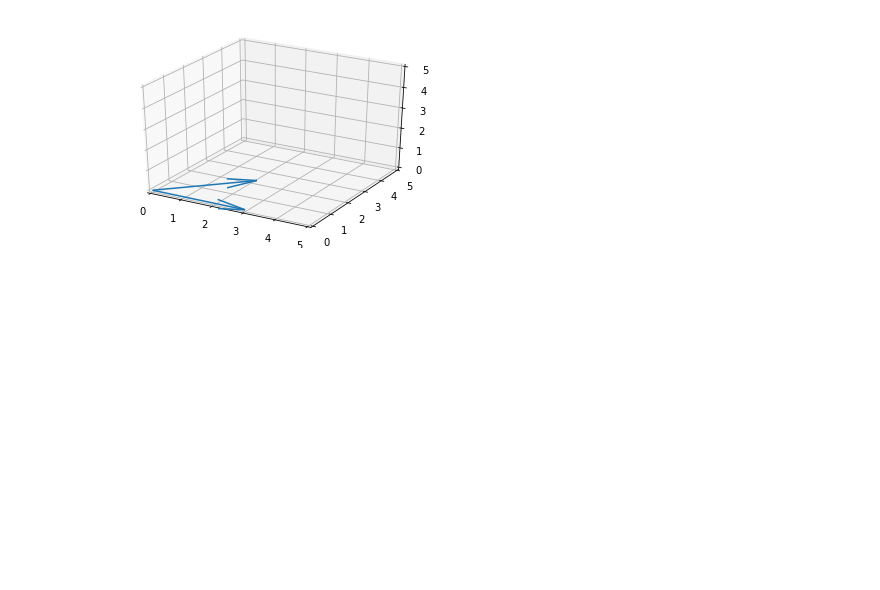
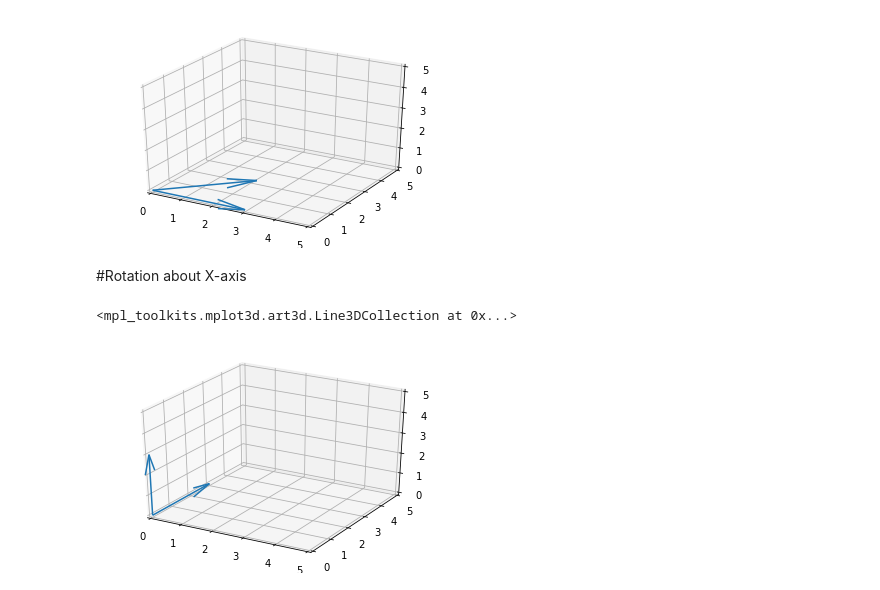
Before and after one commit to Haggin59/Mobile_Robotics_Cyrill_Stachniss, a Jupyter notebook: 3D Coordinates and Representations of Rotations /Rotations_in_3D.ipynb, the cells around one changed output. Drawn from its saved outputs; the diff is of its cells as text; code cells hidden in the pictures; blank space fills up the shorter version.

```diff
--- a/3D Coordinates and Representations of Rotations /Rotations_in_3D.ipynb
+++ b/3D Coordinates and Representations of Rotations /Rotations_in_3D.ipynb
@@ -46,3 +46,24 @@ ax.quiver(0,0,0, v2_rot_z[0], v2_rot_z[1], v2_rot_z[2])
 # %% [output]
 <mpl_toolkits.mplot3d.art3d.Line3DCollection at 0x...>
 [figure]
+# %% [markdown]
+#Rotation about X-axis
+# %%
+fig = plt.figure()
+ax = plt.axes(projection = '3d')
+ax.set_xlim([0,5])
+ax.set_ylim([0,5])
+ax.set_zlim([0,5])
+
+v3 = np.array([0,3,0])    #base vector
+
+psi = 3.14/2
+rot_x = np.array([[1, 0, 0], [0, math.cos(psi), -math.sin(psi)], [0, math.sin(psi), math.cos(psi)]]) #Rotation matrix about X
+
+v3_rot_x = np.dot(rot_x,v3)  #v3 rotated by 90 degrees about X axis
+
+ax.quiver(0,0,0, v3[0],v3[1],v3[2])
+ax.quiver(0,0,0, v3_rot_x[0], v3_rot_x[1], v3_rot_x[2])
+# %% [output]
+<mpl_toolkits.mplot3d.art3d.Line3DCollection at 0x...>
+[figure, added]
```
Also changed, not shown: parts of 3 cells of this notebook, 1 other file.
